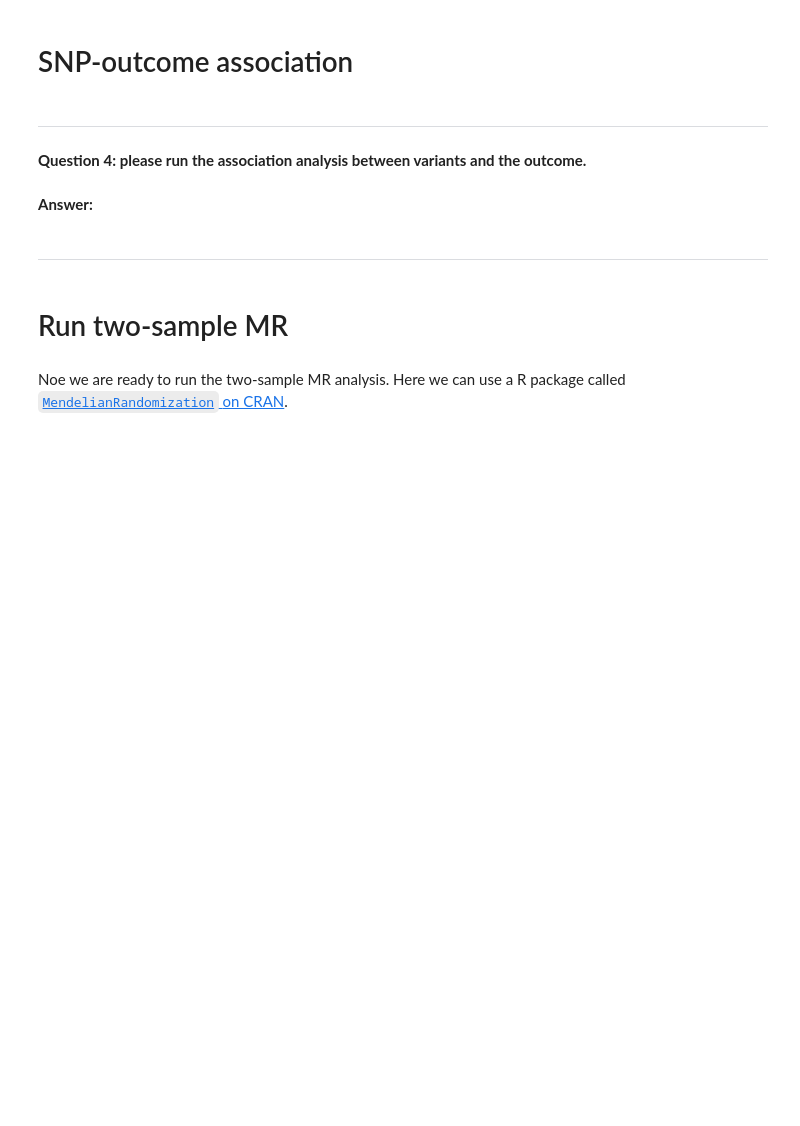
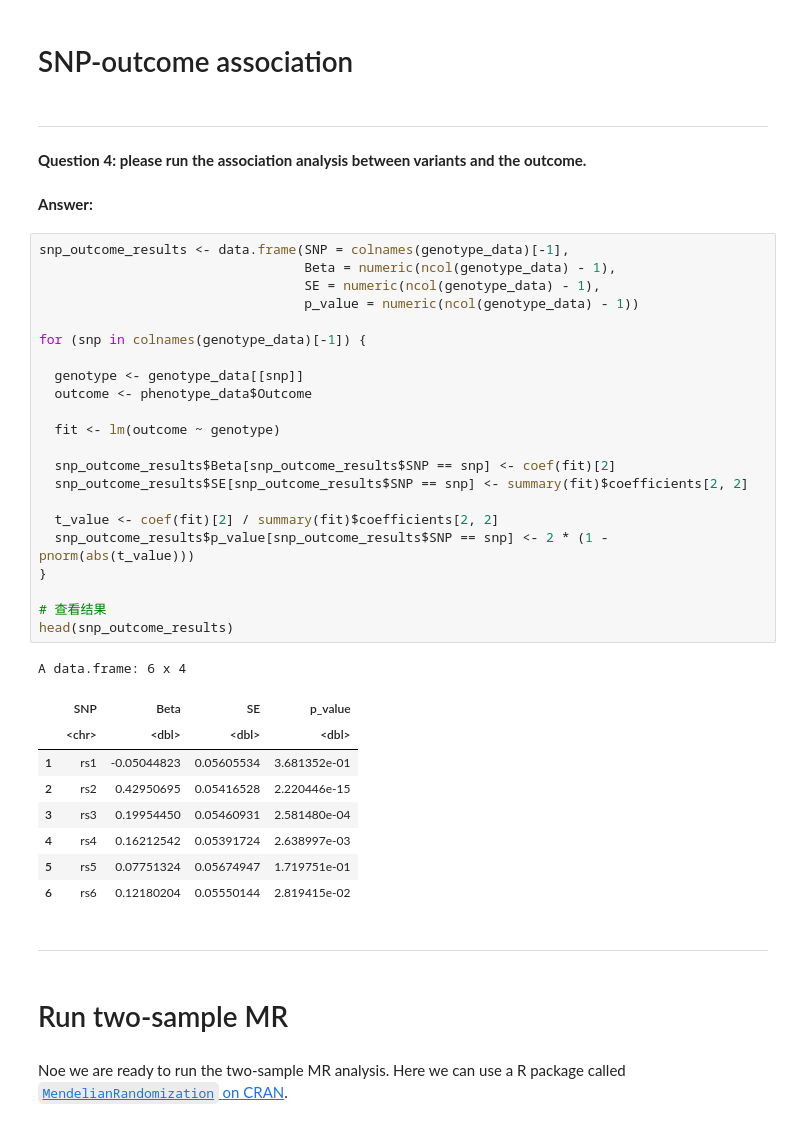
Before and after one commit to RuiDongDR/student_test_2025_spring, a Jupyter notebook: notebook/MendelianRandomization_JingyiXu.ipynb, the cells around one changed output. Drawn from its saved outputs; the diff is of its cells as text; blank space fills up the shorter version.

```diff
--- a/notebook/MendelianRandomization_JingyiXu.ipynb
+++ b/notebook/MendelianRandomization_JingyiXu.ipynb
@@ -56,6 +146,38 @@ for (snp in colnames(genotype_data)[-1]) {
 **Question 4: please run the association analysis between variants and the outcome.**
 # %% [markdown]
 **Answer:**
+# %%
+snp_outcome_results <- data.frame(SNP = colnames(genotype_data)[-1],
+                                  Beta = numeric(ncol(genotype_data) - 1),
+                                  SE = numeric(ncol(genotype_data) - 1),
+                                  p_value = numeric(ncol(genotype_data) - 1))
+
+for (snp in colnames(genotype_data)[-1]) {
+
+  genotype <- genotype_data[[snp]]
+  outcome <- phenotype_data$Outcome
+
+  fit <- lm(outcome ~ genotype)
+
+  snp_outcome_results$Beta[snp_outcome_results$SNP == snp] <- coef(fit)[2]
+  snp_outcome_results$SE[snp_outcome_results$SNP == snp] <- summary(fit)$coefficients[2, 2]
+
+  t_value <- coef(fit)[2] / summary(fit)$coefficients[2, 2]
+  snp_outcome_results$p_value[snp_outcome_results$SNP == snp] <- 2 * (1 - pnorm(abs(t_value)))
+}
+
+# 查看结果
+head(snp_outcome_results)
+# %% [output]
+A data.frame: 6 x 4
+|  | SNP | Beta | SE | p_value |
+|  | <chr> | <dbl> | <dbl> | <dbl> |
+| 1 | rs1 | -0.05044823 | 0.05605534 | 3.681352e-01 |
+| 2 | rs2 | 0.42950695 | 0.05416528 | 2.220446e-15 |
+| 3 | rs3 | 0.19954450 | 0.05460931 | 2.581480e-04 |
+| 4 | rs4 | 0.16212542 | 0.05391724 | 2.638997e-03 |
+| 5 | rs5 | 0.07751324 | 0.05674947 | 1.719751e-01 |
+| 6 | rs6 | 0.12180204 | 0.05550144 | 2.819415e-02 |
 # %% [markdown]
 ***
 # %% [markdown]
```
Also changed, not shown: parts of 19 cells of this notebook.
